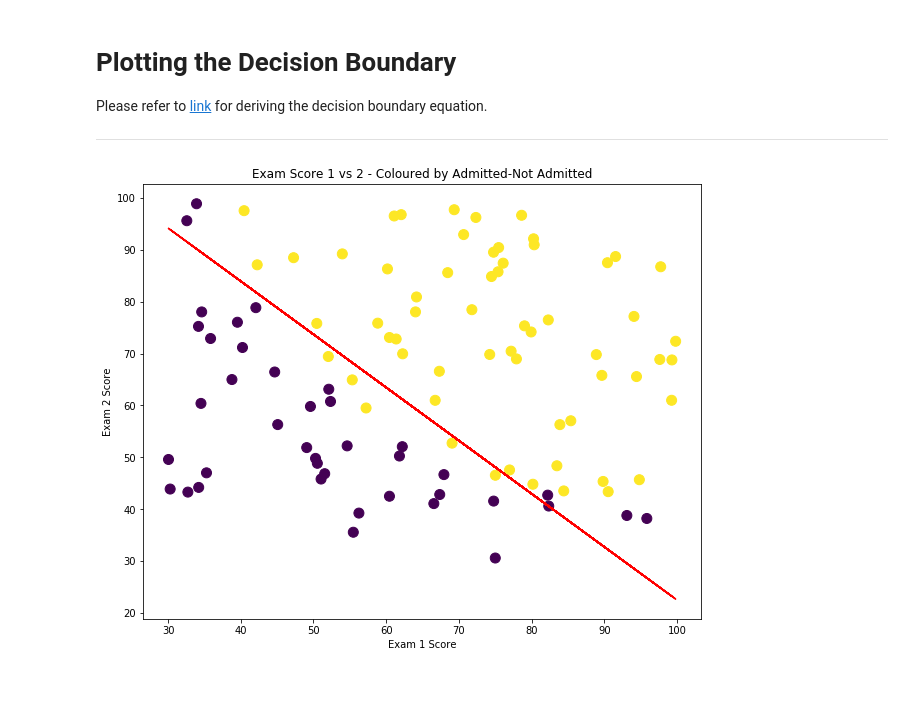
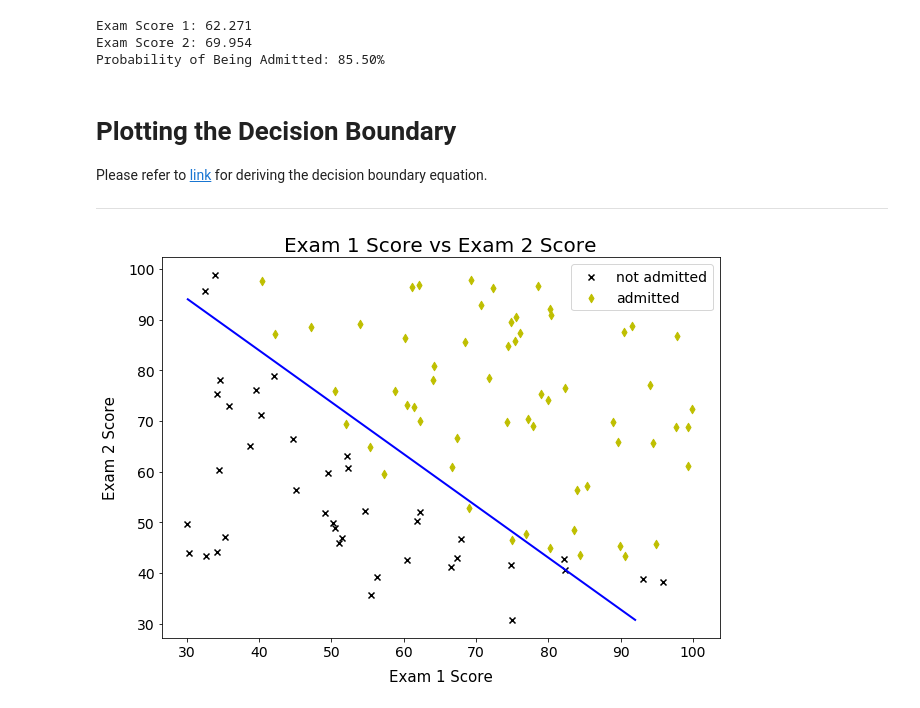
Before and after one commit to mcagriardic/Andrew-NG-Coursera, a Jupyter notebook: ex2/Assignment 2 - Logistic Regression.ipynb, the cells around one changed output. Saved outputs shown, nothing was run; the diff lists cells and outputs as text; code cells hidden in the pictures.

```diff
--- a/ex2/Assignment 2 - Logistic Regression.ipynb
+++ b/ex2/Assignment 2 - Logistic Regression.ipynb
@@ -62,13 +69,13 @@ class LogisticRegression:
         self._temp_thetas = self.thetas
 
 
-    def _sigmoid(self, z):
+    def sigmoid(self, z):
         return (1 / (1 + np.exp(-z)))
 
 
     def _h(self):
         z = (self.X @ self.thetas.reshape(-1, 1))
-        return self._sigmoid(z)
+        return self.sigmoid(z)
 
 
     def _calculate_cost(self):
@@ -94,11 +101,11 @@ class LogisticRegression:
 
 
     def predict_prob(self):
-        return self._sigmoid(log.X @ log.thetas)
+        return self.sigmoid(log.X @ log.thetas)
 
 
     def predict_prob_single_instance(self, index):
-        prob_matrix = self._sigmoid(log.X @ log.thetas)
+        prob_matrix = self.sigmoid(log.X @ log.thetas)
 
         exam_scores = f"Exam Score 1: %.3f\nExam Score 2: %.3f" % (self.X[index, 1], self.X[index, 2])
         probability = "Probability of Being Admitted: %.2f%%" % (prob_matrix[index] * 100)
@@ -110,22 +117,11 @@ class LogisticRegression:
         probabilities[probabilities > 0.5] = 1
         probabilities[probabilities <= 0.5] = 0
         return probabilities
-
-
-def calculate_decision_boundary_values(coefficients, X):
-    x1 = X[:, 1]
-    x2 = (-1/coefficients[2])*(coefficients[0] + coefficients[1]*x1)
-    return x1, x2
-
-
-def plot_decision_boundary(coefficients, X):
-    x1, x2 = calculate_decision_boundary_values(coefficients, X)
-    plt.plot(x1,x2,'r-',label='Decision Boundary');
 # %%
 #COST: 0.20348330288326974
 #WEIGHTS: -25.16133356   0.20623171   0.2014716
 log = LogisticRegression(X,
                          y,
                          alfa=0.001,
-                         num_iter=10**6,
-                         weights_to_initialise=np.array([-25.16133356, 0.20623171, 0.2014716]))
+                         num_iter=1,
+                         weights_to_initialise=[-25.16133356, 0.20623171, 0.2014716])
@@ -158,17 +133,35 @@ COST: 0.20348330288326974
+# %%
+log.predict_prob_single_instance(25)
+# %% [output]
+Exam Score 1: 62.271
+Exam Score 2: 69.954
+Probability of Being Admitted: 85.50%
 # %% [markdown]
 # Plotting the Decision Boundary
 
 Please refer to [link](https://datascience.stackexchange.com/questions/49573/how-to-plot-logistic-regression-decision-boundary)  for deriving the decision boundary equation.
 
 ----
-# %%
-fig = plt.figure(figsize=(10,8))
-ax = fig.add_subplot(111)
-ax.scatter(exam_1_score, exam_2_score, c=ex2data1[:, -1], s=100)
-
-plt.xlabel("Exam 1 Score")
-plt.ylabel("Exam 2 Score")
-plt.title("Exam Score 1 vs 2 - Coloured by Admitted-Not Admitted")
-plot_decision_boundary(log.thetas, log.X)
-# %% [output]
-[figure, removed]
+# %%
+fig, ax = plt.subplots(figsize=(10,7))
+
+# Divide the dataset as negatives and positives.
+negatives = ex2data1[ex2data1[:, -1] == 0]
+positives = ex2data1[ex2data1[:, -1] == 1]
+
+# Make the plot pretty.
+ax.set_xlabel("Exam 1 Score", fontsize=15, labelpad=10)
+ax.set_ylabel("Exam 2 Score", fontsize=15, labelpad=10)
+ax.set_title("Exam 1 Score vs Exam 2 Score", fontsize=20)
+ax.tick_params(labelsize=14)
+
+# Plot both negative and positive classes to the same figure.
+plot_data(ax, negatives[:, 0], negatives[:, 1], param_dict={"c": "black", "marker": "x", "label": "not admitted"})
+plot_data(ax, positives[:, 0], positives[:, 1], param_dict={"c": "y", "marker": "d", "label": "admitted"})
+ax.legend(prop={'size': 14});
+
+# Get the decision boundary and plot it within the same figure.
+xx1, xx2, h = get_decision_boundary(X, log.thetas)
+ax.contour(xx1, xx2, h, [0.5], linewidths=2, colors="blue");
+# %% [output]
+[figure, added]
```
Also changed, not shown: parts of 6 cells of this notebook, 4 other files.
